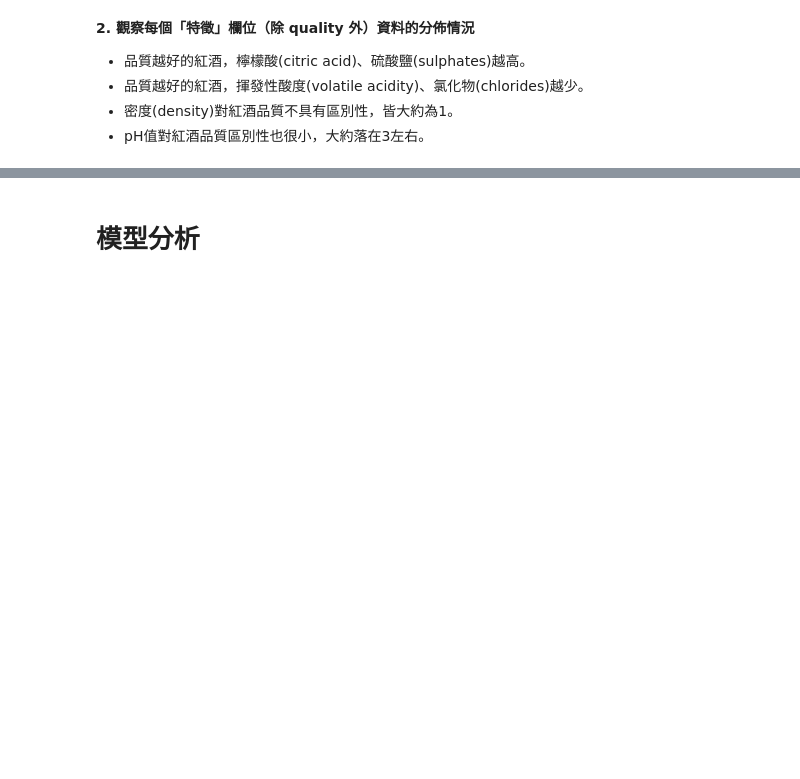
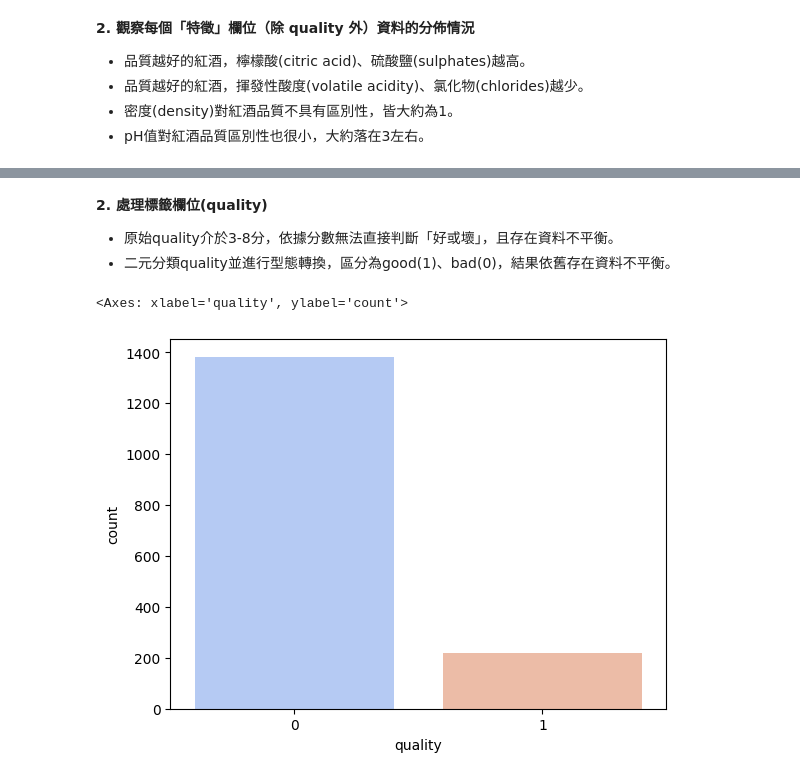
Before and after one commit to eva509/Prediction-of-quality-of-Wine, a Jupyter notebook: 專題實作｜紅酒品質預測.ipynb, the cells around one changed output, grey strips where cells are left out. Drawn from its saved outputs; the diff is of its cells as text; code cells hidden in the pictures; blank space fills up the shorter version.

Commit message:
二元分類quality、正規化比較、SMOTE處理資料不平衡

```diff
--- a/專題實作｜紅酒品質預測.ipynb
+++ b/專題實作｜紅酒品質預測.ipynb
@@ -130,2 +108,21 @@ memory usage: 150.0 KB
-# %% [markdown]
-# **模型分析**
+# %% [markdown]
+**2. 處理標籤欄位(quality)**
+
+* 原始quality介於3-8分，依據分數無法直接判斷「好或壞」，且存在資料不平衡。
+* 二元分類quality並進行型態轉換，區分為good(1)、bad(0)，結果依舊存在資料不平衡。
+# %%
+# 以6.5分為基準，將quality分為good和bad
+bins = (0, 6.5, 10)
+group_names = ['bad', 'good']
+df['quality'] = pd.cut(df['quality'], bins = bins, labels = group_names)
+# %%
+# 型態轉換：quality原為有序數值，故使用Labelencoder將good轉為1，bad轉為0
+from sklearn.preprocessing import LabelEncoder
+label_quality = LabelEncoder()
+df['quality'] = label_quality.fit_transform(df['quality'])
+# %%
+# 計數圖呈現分類後的quality分布
+sns.countplot(data=df, x='quality', palette='coolwarm')
+# %% [output]
+<Axes: xlabel='quality', ylabel='count'>
+[figure, added]
```
Also changed, not shown: parts of 20 cells of this notebook.
